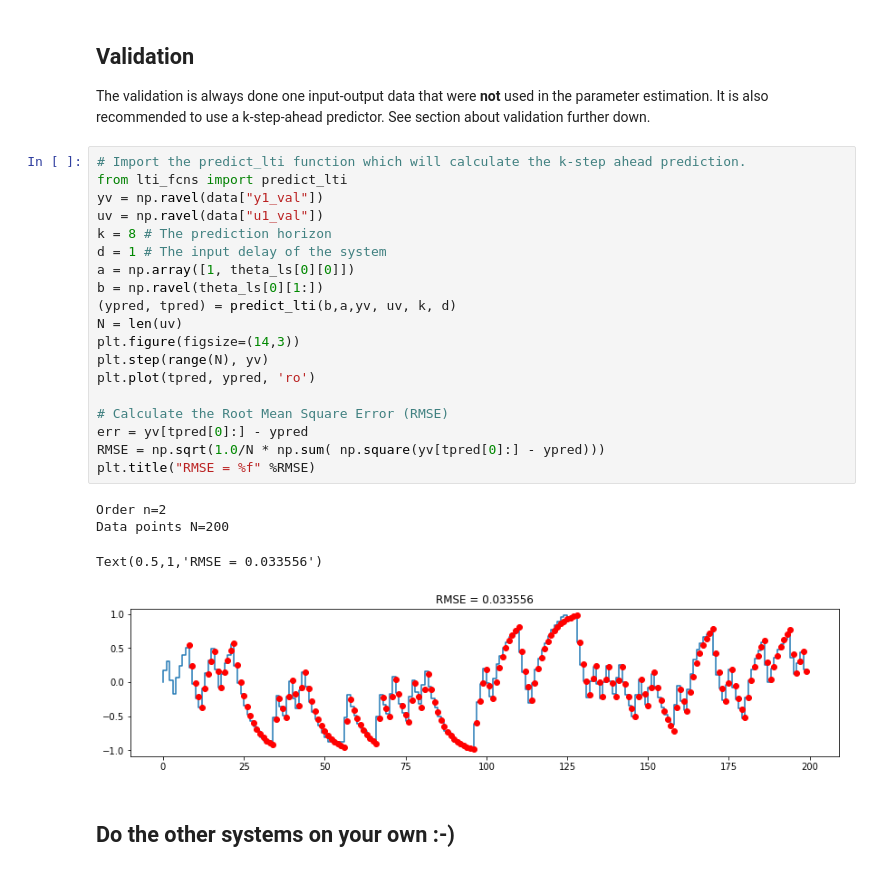
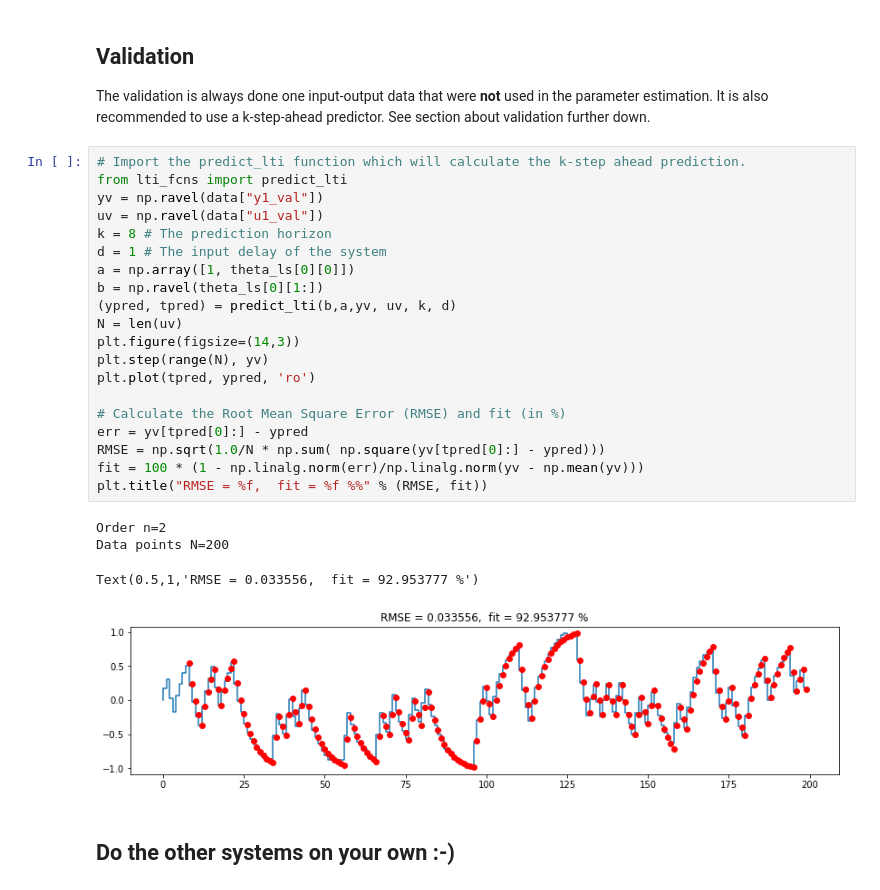
Before and after one commit to alfkjartan/control-computarizado, a Jupyter notebook: system-identification/Parameter estimation with least squares.ipynb, the cells around one changed output. Saved outputs shown, nothing was run; the diff lists cells and outputs as text.

```diff
--- a/system-identification/Parameter estimation with least squares.ipynb
+++ b/system-identification/Parameter estimation with least squares.ipynb
@@ -120,26 +120,27 @@ The validation is always done one input-output data that were **not** used in th
 # %%
 # Import the predict_lti function which will calculate the k-step ahead prediction.
 from lti_fcns import predict_lti
 yv = np.ravel(data["y1_val"])
 uv = np.ravel(data["u1_val"])
 k = 8 # The prediction horizon
 d = 1 # The input delay of the system
 a = np.array([1, theta_ls[0][0]])
 b = np.ravel(theta_ls[0][1:])
 (ypred, tpred) = predict_lti(b,a,yv, uv, k, d)
 N = len(uv)
 plt.figure(figsize=(14,3))
 plt.step(range(N), yv)
 plt.plot(tpred, ypred, 'ro')
 
-# Calculate the Root Mean Square Error (RMSE)
+# Calculate the Root Mean Square Error (RMSE) and fit (in %)
 err = yv[tpred[0]:] - ypred
 RMSE = np.sqrt(1.0/N * np.sum( np.square(yv[tpred[0]:] - ypred)))
-plt.title("RMSE = %f" %RMSE)
+fit = 100 * (1 - np.linalg.norm(err)/np.linalg.norm(yv - np.mean(yv)))
+plt.title("RMSE = %f,  fit = %f %%" % (RMSE, fit))
 # %% [output]
 Order n=2
 Data points N=200
-Text(0.5,1,'RMSE = 0.033556')
+Text(0.5,1,'RMSE = 0.033556,  fit = 92.953777 %')
-[figure, old version]
+[figure, new version]
 # %% [markdown]
 ## Do the other systems on  your own :-)
```
